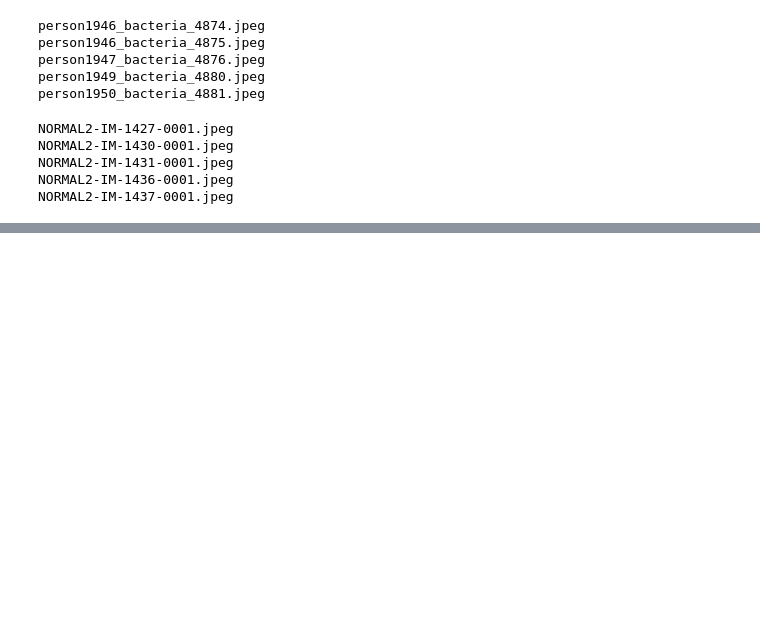
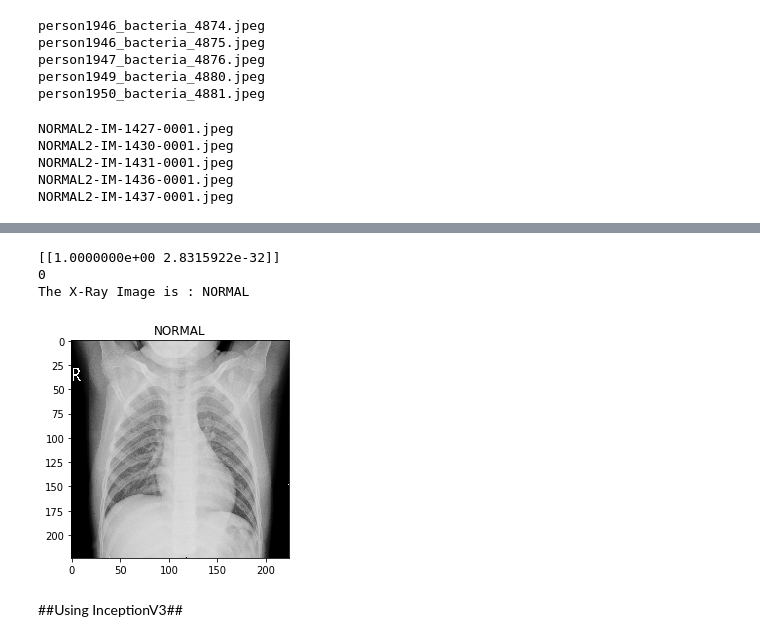
Before and after one commit to jayant2014/pnemumonia-prediction, a Jupyter notebook: Chest_X_Ray_Pneumonia_Detection1.ipynb, the cells around one changed output, grey strips where cells are left out. Saved outputs shown, nothing was run; the diff lists cells and outputs as text; code cells hidden in the pictures; blank space fills up the shorter version.

```diff
--- a/Chest_X_Ray_Pneumonia_Detection1.ipynb
+++ b/Chest_X_Ray_Pneumonia_Detection1.ipynb
@@ -285 +309,13 @@ array([[0., 1.]], dtype=float32)
+# %%
+img_path = val_path+ 'NORMAL/NORMAL2-IM-1427-0001.jpeg'
+prediction = predict_pneumonia(img_path)
+print('The X-Ray Image is : ' + prediction)
+plot_prediction(img_path, prediction)
+# %% [output]
+[[1.0000000e+00 2.8315922e-32]]
+0
+The X-Ray Image is : NORMAL
+[figure, added]
+# %% [markdown]
+##Using InceptionV3##
 # %%
```
Also changed, not shown: parts of 16 cells of this notebook.
